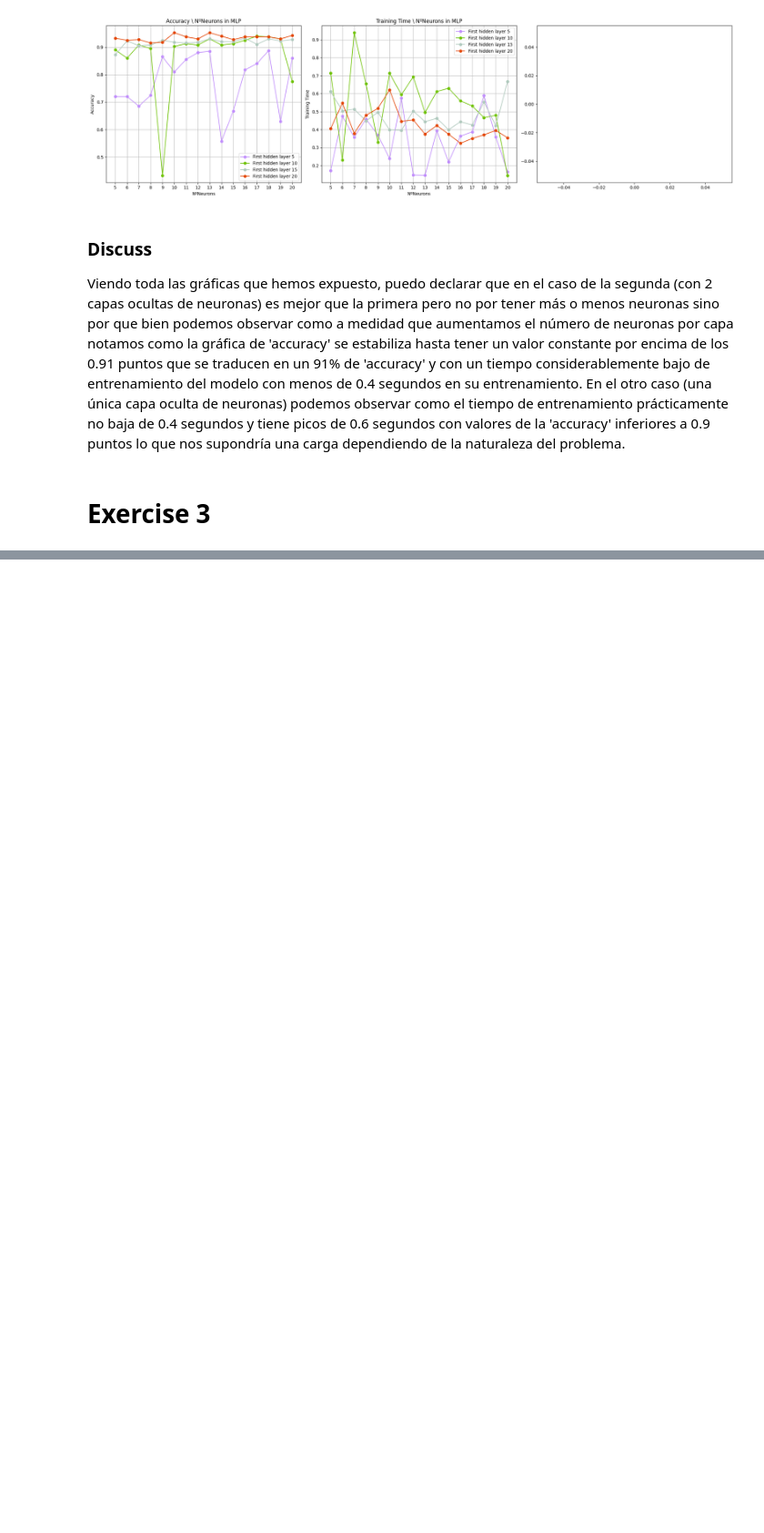
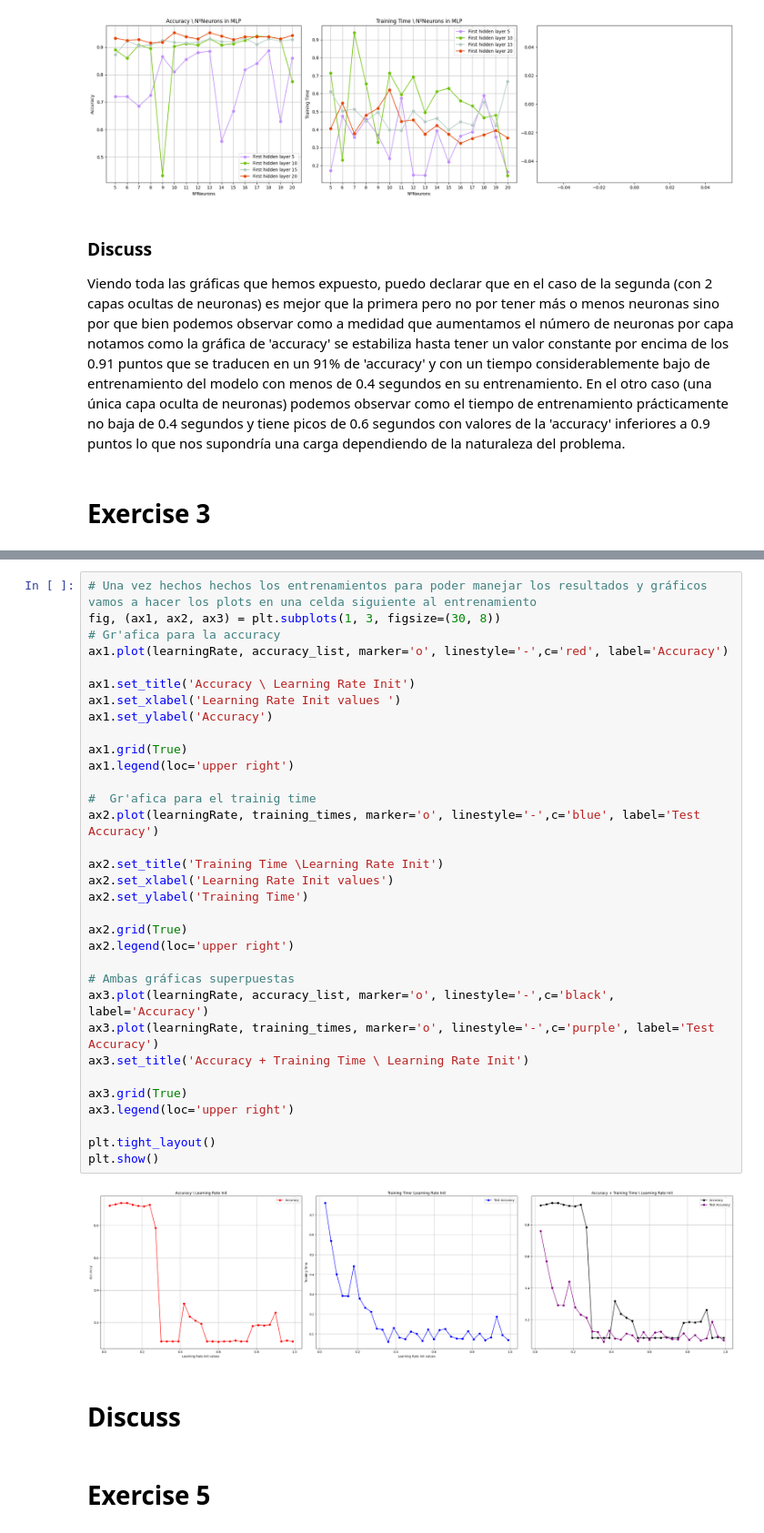
Before and after one commit to Alejandro-GDLF/DMandML, a Jupyter notebook: Pr2/Answer.ipynb, the cells around one changed output, grey strips where cells are left out. Shown at 91% size. Cells and saved outputs as stored; diff of their text form; blank space fills up the shorter version.

Commit message:
Exercise4 -Md+AM --COMPLETE

```diff
--- a/Pr2/Answer.ipynb
+++ b/Pr2/Answer.ipynb
@@ -618,0 +688,39 @@ plt.show()
+# %%
+# Una vez hechos hechos los entrenamientos para poder manejar los resultados y gráficos vamos a hacer los plots en una celda siguiente al entrenamiento
+fig, (ax1, ax2, ax3) = plt.subplots(1, 3, figsize=(30, 8))
+# Gr'afica para la accuracy
+ax1.plot(learningRate, accuracy_list, marker='o', linestyle='-',c='red', label='Accuracy')
+
+ax1.set_title('Accuracy \ Learning Rate Init')
+ax1.set_xlabel('Learning Rate Init values ')
+ax1.set_ylabel('Accuracy')
+
+ax1.grid(True)
+ax1.legend(loc='upper right')
+
+#  Gr'afica para el trainig time
+ax2.plot(learningRate, training_times, marker='o', linestyle='-',c='blue', label='Test Accuracy')
+
+ax2.set_title('Training Time \Learning Rate Init')
+ax2.set_xlabel('Learning Rate Init values')
+ax2.set_ylabel('Training Time')
+
+ax2.grid(True)
+ax2.legend(loc='upper right')
+
+# Ambas gráficas superpuestas
+ax3.plot(learningRate, accuracy_list, marker='o', linestyle='-',c='black', label='Accuracy')
+ax3.plot(learningRate, training_times, marker='o', linestyle='-',c='purple', label='Test Accuracy')
+ax3.set_title('Accuracy + Training Time \ Learning Rate Init')
+
+ax3.grid(True)
+ax3.legend(loc='upper right')
+
+plt.tight_layout()
+plt.show()
+# %% [output]
+[figure, added]
+# %% [markdown]
+# Discuss
+# %% [markdown]
+# Exercise 5
```
Also changed, not shown: parts of 7 cells of this notebook.
